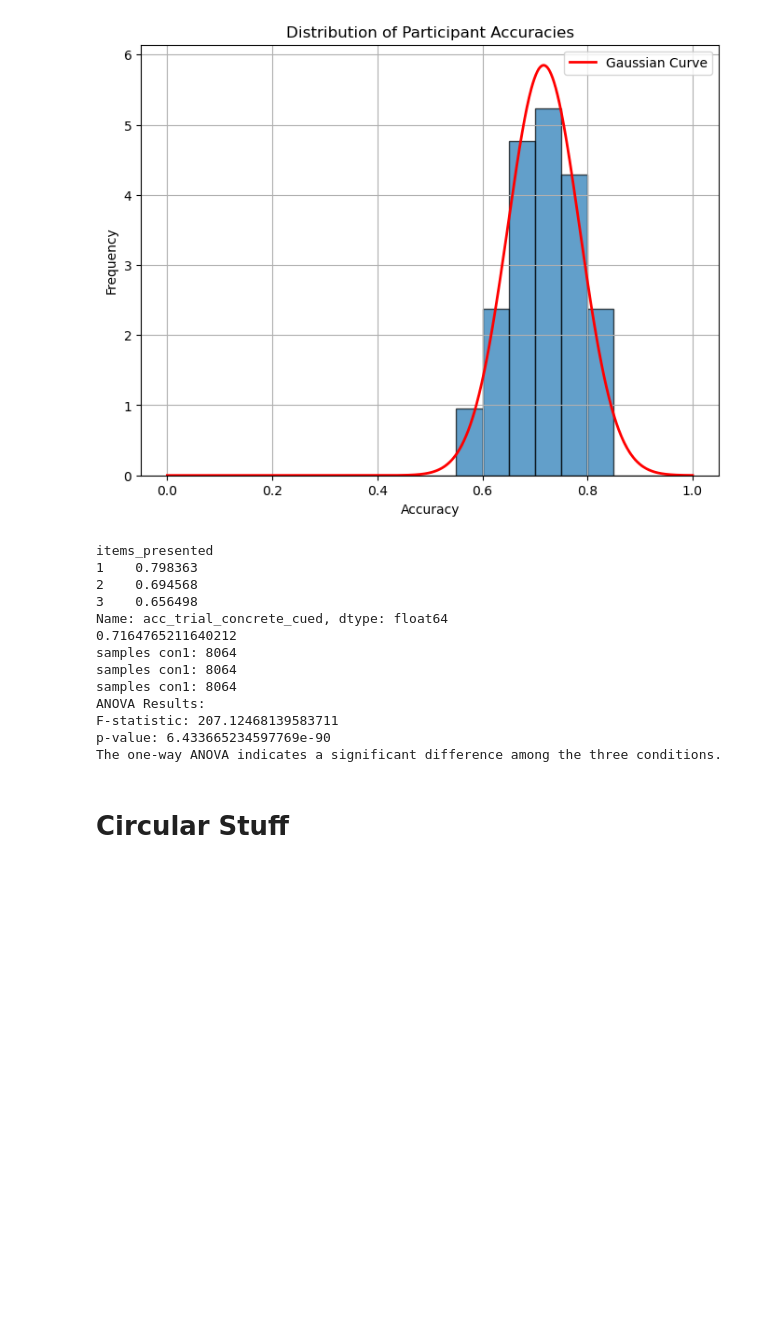
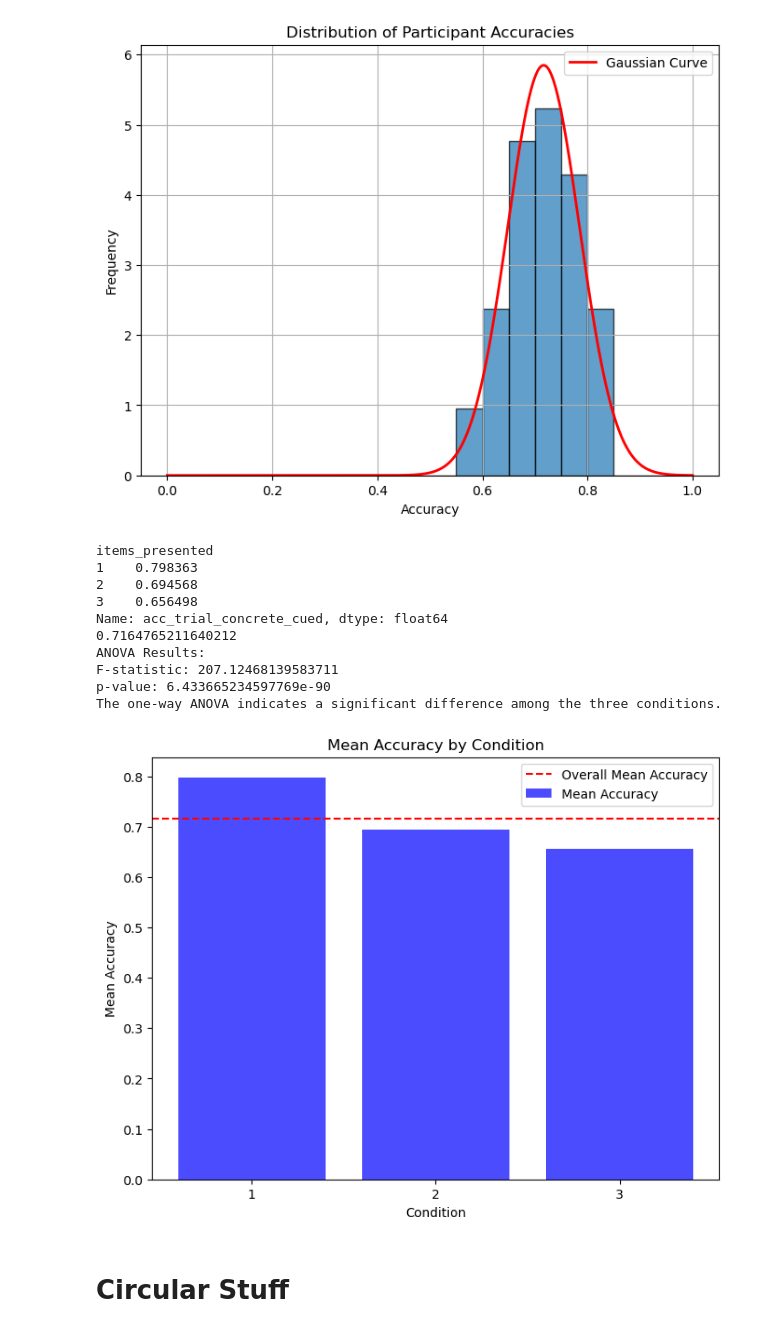
Before and after one commit to aabielefeldt/MultiEyeTem-Clone, a Jupyter notebook: scripts/Behav_Analysis_MultiEyeTem.ipynb, the cells around one changed output. Saved outputs shown, nothing was run; the diff lists cells and outputs as text; code cells hidden in the pictures; blank space fills up the shorter version.

```diff
--- a/scripts/Behav_Analysis_MultiEyeTem.ipynb
+++ b/scripts/Behav_Analysis_MultiEyeTem.ipynb
@@ -655,14 +655,16 @@ print(mean_cond)
 mean_acc = df['acc_trial_concrete_cued'].mean()
 print(mean_acc)
 
+condition_means = mean_cond.tolist()
+condition_labels = ['1', '2', '3']
 # these turn out to be exactly the same size, I am a little suspicious that I indeed have exactly the same number of accuracy lines for every condition
 # can remove this later, but might be interesting to check the number of samples per condition after I decide which participants to exclude
-len_sample_con1 = len(df[df['items_presented'] == 1])
-print('samples con1:', len_sample_con1)
-len_sample_con2 = len(df[df['items_presented'] == 2])
-print('samples con1:', len_sample_con2)
-len_sample_con3 = len(df[df['items_presented'] == 3])
-print('samples con1:', len_sample_con3)
+# len_sample_con1 = len(df[df['items_presented'] == 1])
+# print('samples con1:', len_sample_con1)
+# len_sample_con2 = len(df[df['items_presented'] == 2])
+# print('samples con1:', len_sample_con2)
+# len_sample_con3 = len(df[df['items_presented'] == 3])
+# print('samples con1:', len_sample_con3)
 
 acc_con1 = df.loc[df['items_presented'] == 1, 'acc_trial_concrete_cued']
 acc_con2 = df.loc[df['items_presented'] == 2, 'acc_trial_concrete_cued']
@@ -670,37 +672,59 @@ acc_con3 = df.loc[df['items_presented'] == 3, 'acc_trial_concrete_cued']
 
 # Perform one-way ANOVA
 f_statistic, p_value = stats.f_oneway(acc_con1, acc_con2, acc_con3)
 
 # Define the significance level (alpha)
 alpha = 0.05
 
 # Print the ANOVA results
 print("ANOVA Results:")
 print("F-statistic:", f_statistic)
 print("p-value:", p_value)
 
 # Check if the p-value is less than alpha to determine significance
 if p_value < alpha:
     print("The one-way ANOVA indicates a significant difference among the three conditions.")
 else:
     print("The one-way ANOVA does not indicate a significant difference among the three conditions.")
 
 
-# do post ANOVA Analysis checking where the differences are
+
+# do post ANOVA Analysis checking where the differences are (could include these as asterixes in the bar plot)
+
+
+
+
+
+
+# plotting the different conditions
+# add percentiles/std
+
+plt.figure(figsize=(8,6))
+
+plt.bar(condition_labels, condition_means, color='blue', alpha=0.7, label='Mean Accuracy')
+plt.axhline(y=mean_acc, color='red', linestyle='--', label='Overall Mean Accuracy')
+
+# Add labels and a title
+plt.xlabel('Condition')
+plt.ylabel('Mean Accuracy')
+plt.title('Mean Accuracy by Condition')
+
+# Add a legend
+plt.legend()
+
+plt.show()
 # %% [output]
 items_presented
 1    0.798363
 2    0.694568
 3    0.656498
 Name: acc_trial_concrete_cued, dtype: float64
 0.7164765211640212
-samples con1: 8064
-samples con1: 8064
-samples con1: 8064
 ANOVA Results:
 F-statistic: 207.12468139583711
 p-value: 6.433665234597769e-90
 The one-way ANOVA indicates a significant difference among the three conditions.
+[figure, added]
 # %% [markdown]
 # Circular Stuff
 # %% [markdown]
```
Also changed, not shown: parts of 5 cells of this notebook.
